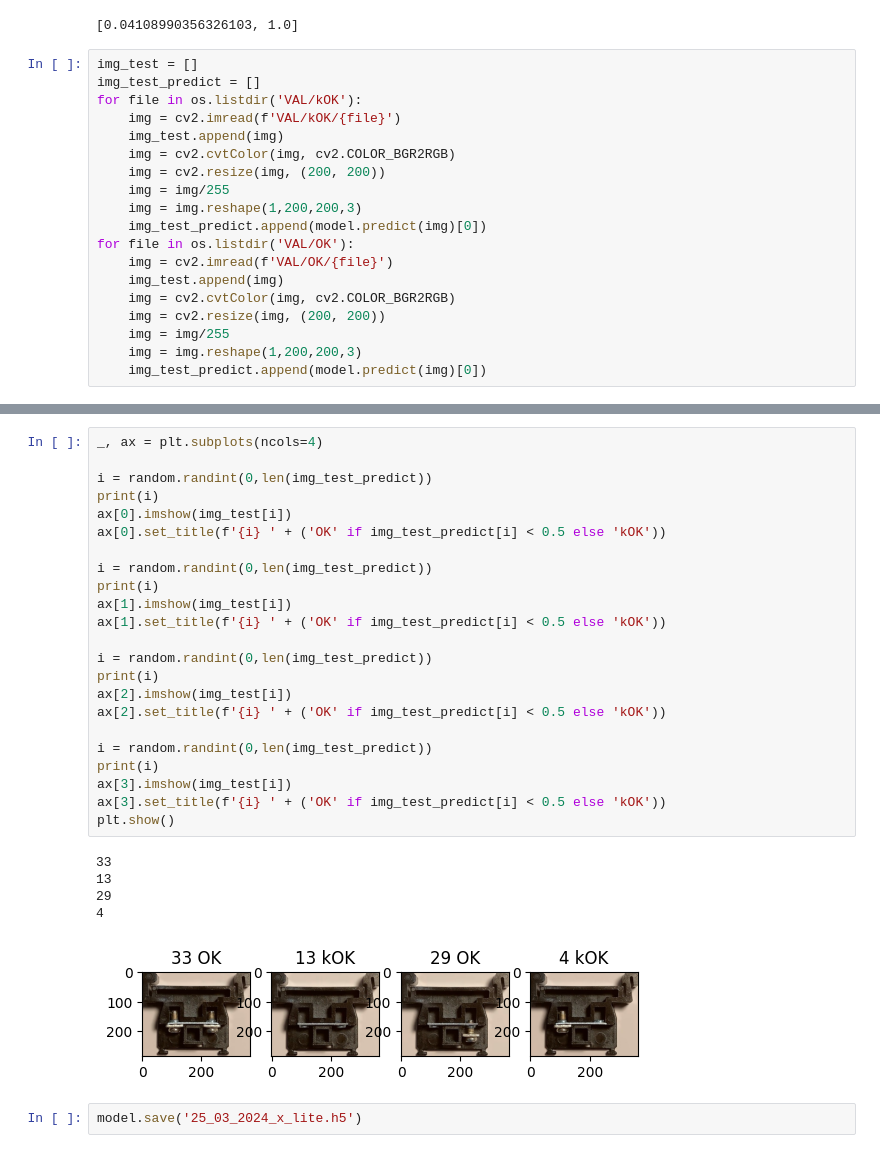
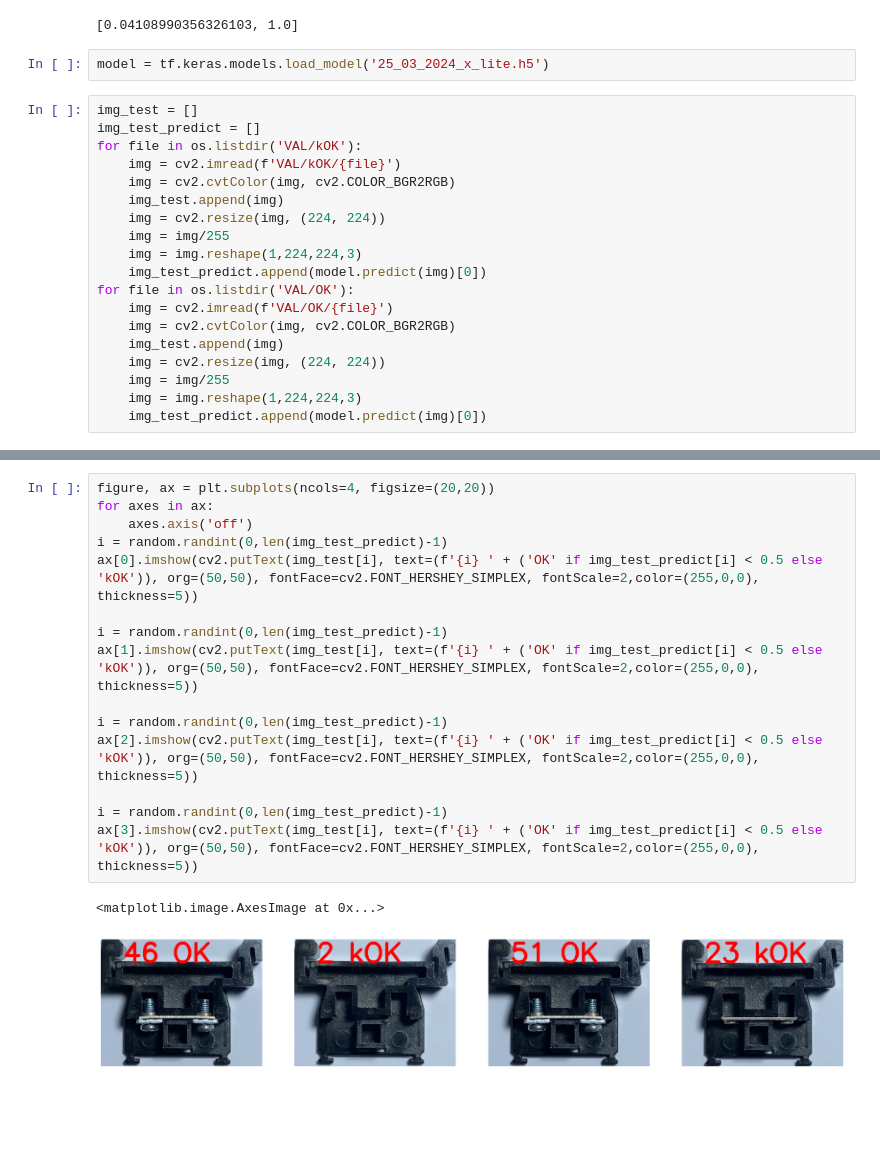
Before and after one commit to nauxnos/ErrorDetection, a Jupyter notebook: binary.ipynb, the cells around one changed output, grey strips where cells are left out. Drawn from its saved outputs; the diff is of its cells as text; blank space fills up the shorter version.

```diff
--- a/binary.ipynb
+++ b/binary.ipynb
@@ -104,23 +104,25 @@ model.evaluate(val_data)
 # %% [output]
 15/15 [==============================] - 1s 23ms/step - loss: 0.0411 - accuracy: 1.0000
 [0.04108990356326103, 1.0]
+# %%
+model = tf.keras.models.load_model('25_03_2024_x_lite.h5')
 # %%
 img_test = []
 img_test_predict = []
 for file in os.listdir('VAL/kOK'):
     img = cv2.imread(f'VAL/kOK/{file}')
+    img = cv2.cvtColor(img, cv2.COLOR_BGR2RGB)
     img_test.append(img)
-    img = cv2.cvtColor(img, cv2.COLOR_BGR2RGB)
-    img = cv2.resize(img, (200, 200))
+    img = cv2.resize(img, (224, 224))
     img = img/255
-    img = img.reshape(1,200,200,3)
+    img = img.reshape(1,224,224,3)
     img_test_predict.append(model.predict(img)[0])
 for file in os.listdir('VAL/OK'):
     img = cv2.imread(f'VAL/OK/{file}')
+    img = cv2.cvtColor(img, cv2.COLOR_BGR2RGB)
     img_test.append(img)
-    img = cv2.cvtColor(img, cv2.COLOR_BGR2RGB)
-    img = cv2.resize(img, (200, 200))
+    img = cv2.resize(img, (224, 224))
     img = img/255
-    img = img.reshape(1,200,200,3)
+    img = img.reshape(1,224,224,3)
     img_test_predict.append(model.predict(img)[0])
 # %% [output]
@@ -144,32 +146,19 @@ for file in os.listdir('VAL/OK'):
 # %%
-_, ax = plt.subplots(ncols=4)
+figure, ax = plt.subplots(ncols=4, figsize=(20,20))
+for axes in ax:
+    axes.axis('off')
+i = random.randint(0,len(img_test_predict)-1)
+ax[0].imshow(cv2.putText(img_test[i], text=(f'{i} ' + ('OK' if img_test_predict[i] < 0.5 else 'kOK')), org=(50,50), fontFace=cv2.FONT_HERSHEY_SIMPLEX, fontScale=2,color=(255,0,0), thickness=5))
 
-i = random.randint(0,len(img_test_predict))
-print(i)
-ax[0].imshow(img_test[i])
-ax[0].set_title(f'{i} ' + ('OK' if img_test_predict[i] < 0.5 else 'kOK'))
+i = random.randint(0,len(img_test_predict)-1)
+ax[1].imshow(cv2.putText(img_test[i], text=(f'{i} ' + ('OK' if img_test_predict[i] < 0.5 else 'kOK')), org=(50,50), fontFace=cv2.FONT_HERSHEY_SIMPLEX, fontScale=2,color=(255,0,0), thickness=5))
 
-i = random.randint(0,len(img_test_predict))
-print(i)
-ax[1].imshow(img_test[i])
-ax[1].set_title(f'{i} ' + ('OK' if img_test_predict[i] < 0.5 else 'kOK'))
+i = random.randint(0,len(img_test_predict)-1)
+ax[2].imshow(cv2.putText(img_test[i], text=(f'{i} ' + ('OK' if img_test_predict[i] < 0.5 else 'kOK')), org=(50,50), fontFace=cv2.FONT_HERSHEY_SIMPLEX, fontScale=2,color=(255,0,0), thickness=5))
 
-i = random.randint(0,len(img_test_predict))
-print(i)
-ax[2].imshow(img_test[i])
-ax[2].set_title(f'{i} ' + ('OK' if img_test_predict[i] < 0.5 else 'kOK'))
-
-i = random.randint(0,len(img_test_predict))
-print(i)
-ax[3].imshow(img_test[i])
-ax[3].set_title(f'{i} ' + ('OK' if img_test_predict[i] < 0.5 else 'kOK'))
-plt.show()
+i = random.randint(0,len(img_test_predict)-1)
+ax[3].imshow(cv2.putText(img_test[i], text=(f'{i} ' + ('OK' if img_test_predict[i] < 0.5 else 'kOK')), org=(50,50), fontFace=cv2.FONT_HERSHEY_SIMPLEX, fontScale=2,color=(255,0,0), thickness=5))
 # %% [output]
-33
-13
-29
-4
+<matplotlib.image.AxesImage at 0x...>
-[figure, old version]
+[figure, new version]
-# %%
-model.save('25_03_2024_x_lite.h5')
 # %%
```
Also changed, not shown: parts of 4 cells of this notebook.
